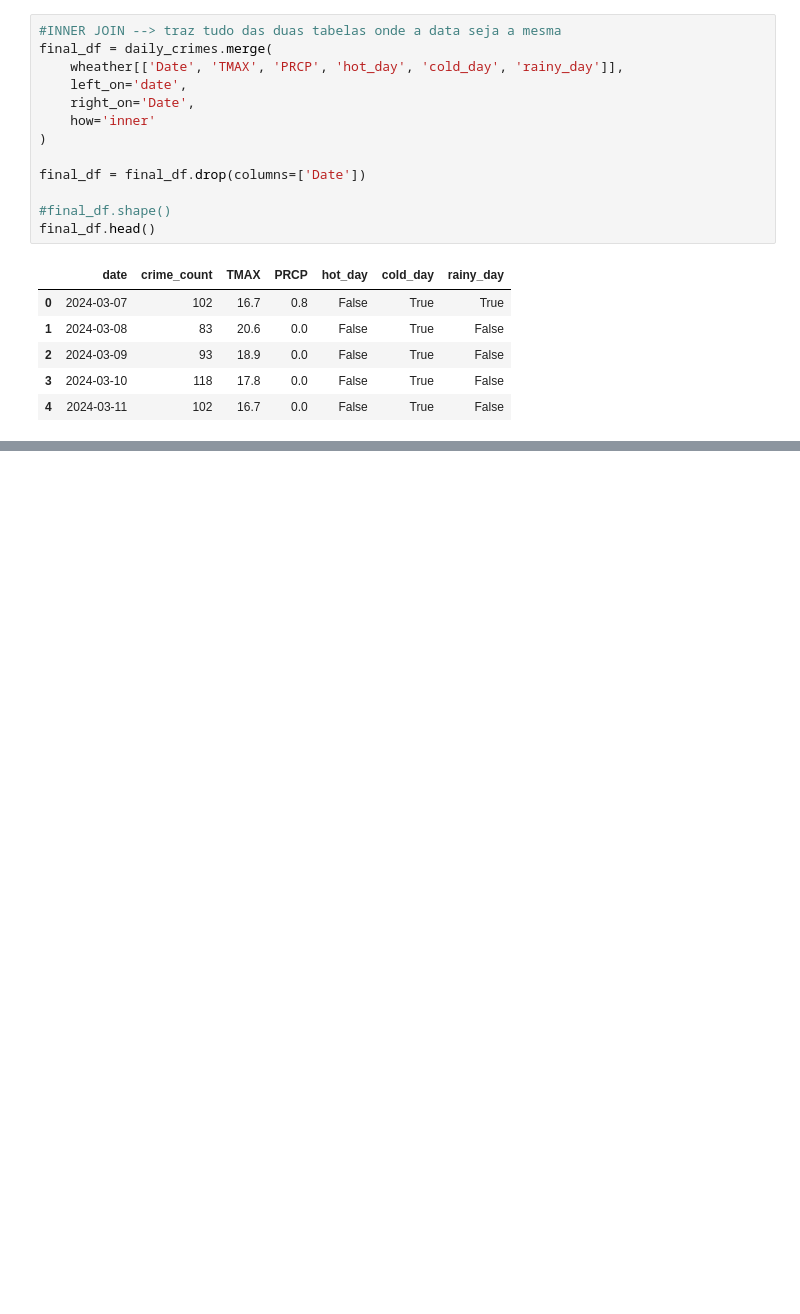
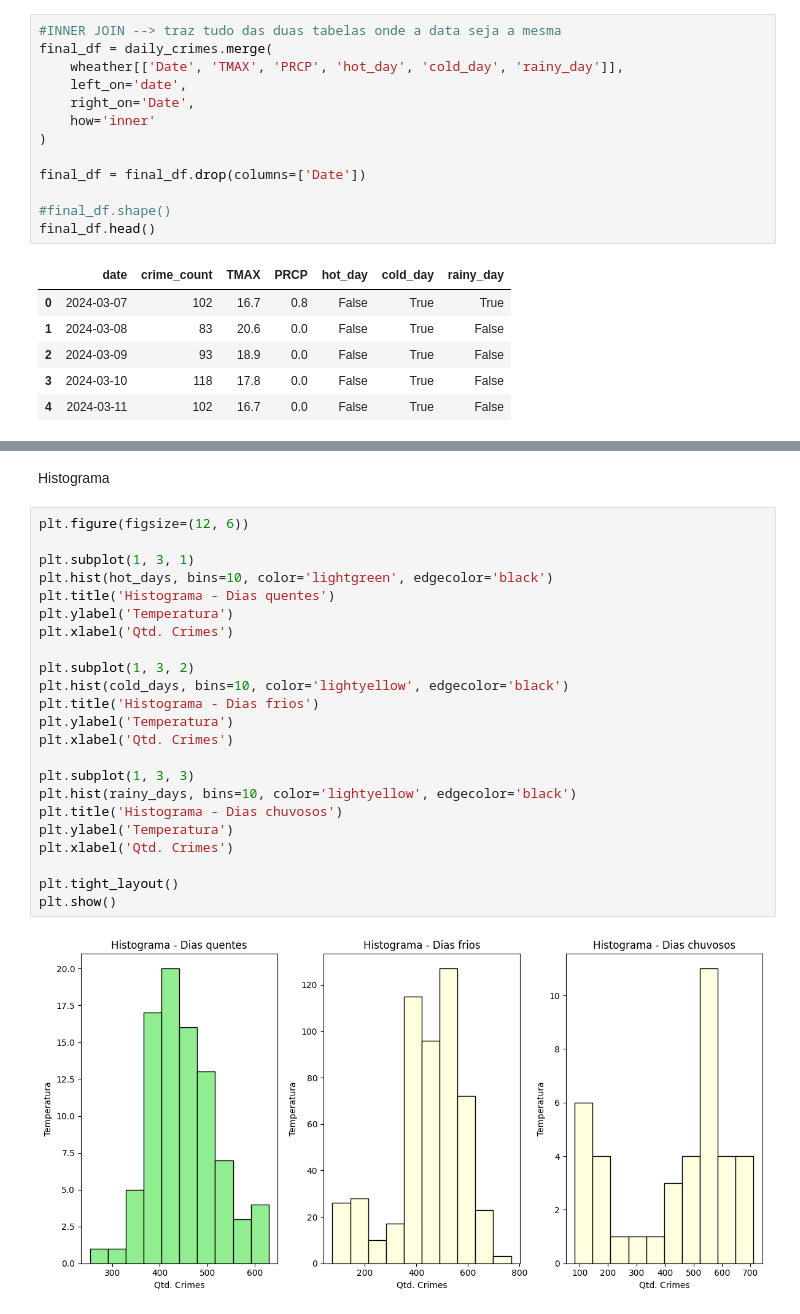
Before and after one commit to GabriellaSMendes/temperature-effect-on-LA-crimes, a Jupyter notebook: notebook.ipynb, the cells around one changed output, grey strips where cells are left out. Drawn from its saved outputs; the diff is of its cells as text; blank space fills up the shorter version.

```diff
--- a/notebook.ipynb
+++ b/notebook.ipynb
@@ -123,0 +198,27 @@ final_df.head()
+# %% [markdown]
+Histograma
+# %%
+plt.figure(figsize=(12, 6))
+
+plt.subplot(1, 3, 1)
+plt.hist(hot_days, bins=10, color='lightgreen', edgecolor='black')
+plt.title('Histograma - Dias quentes')
+plt.ylabel('Temperatura')
+plt.xlabel('Qtd. Crimes')
+
+plt.subplot(1, 3, 2)
+plt.hist(cold_days, bins=10, color='lightyellow', edgecolor='black')
+plt.title('Histograma - Dias frios')
+plt.ylabel('Temperatura')
+plt.xlabel('Qtd. Crimes')
+
+plt.subplot(1, 3, 3)
+plt.hist(rainy_days, bins=10, color='lightyellow', edgecolor='black')
+plt.title('Histograma - Dias chuvosos')
+plt.ylabel('Temperatura')
+plt.xlabel('Qtd. Crimes')
+
+plt.tight_layout()
+plt.show()
+# %% [output]
+[figure, added]
```
Also changed, not shown: parts of 34 cells of this notebook.
